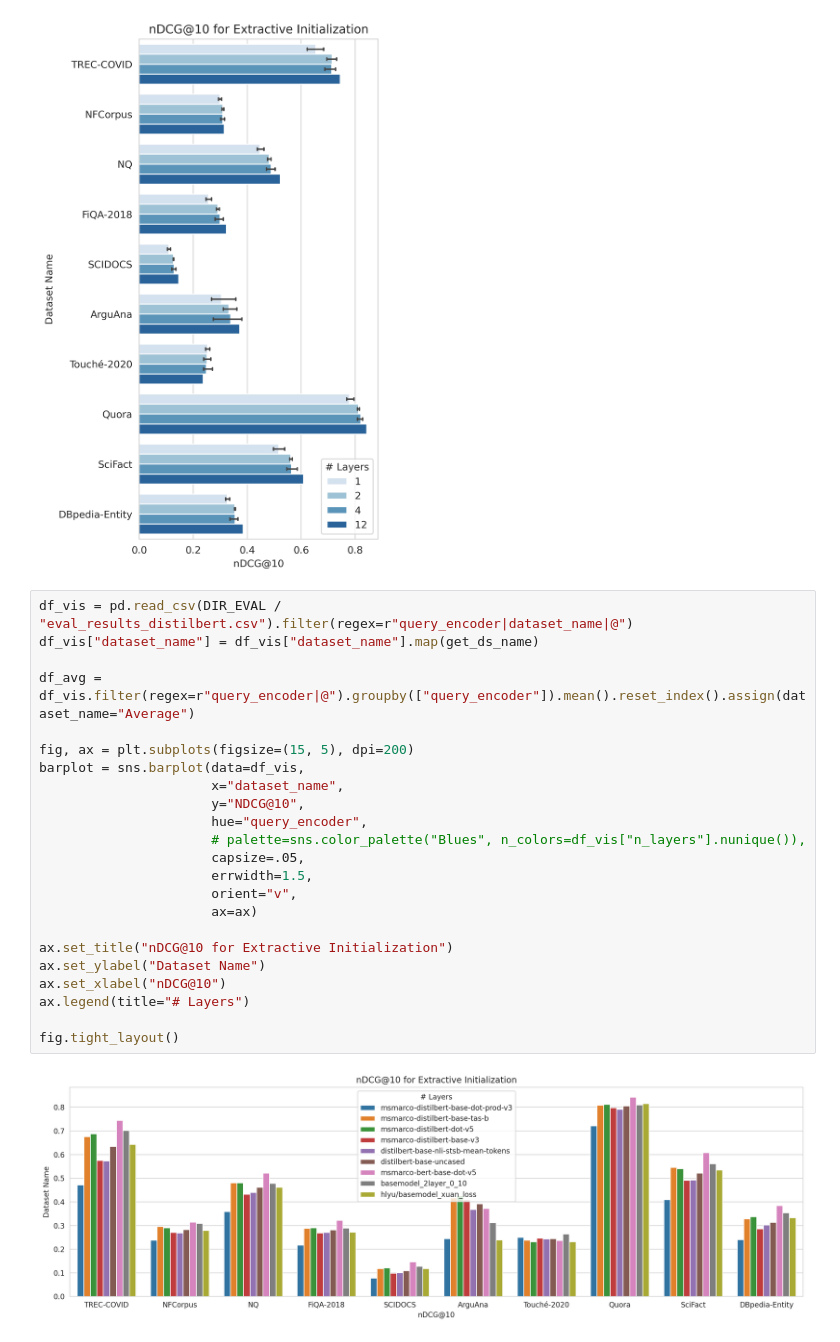
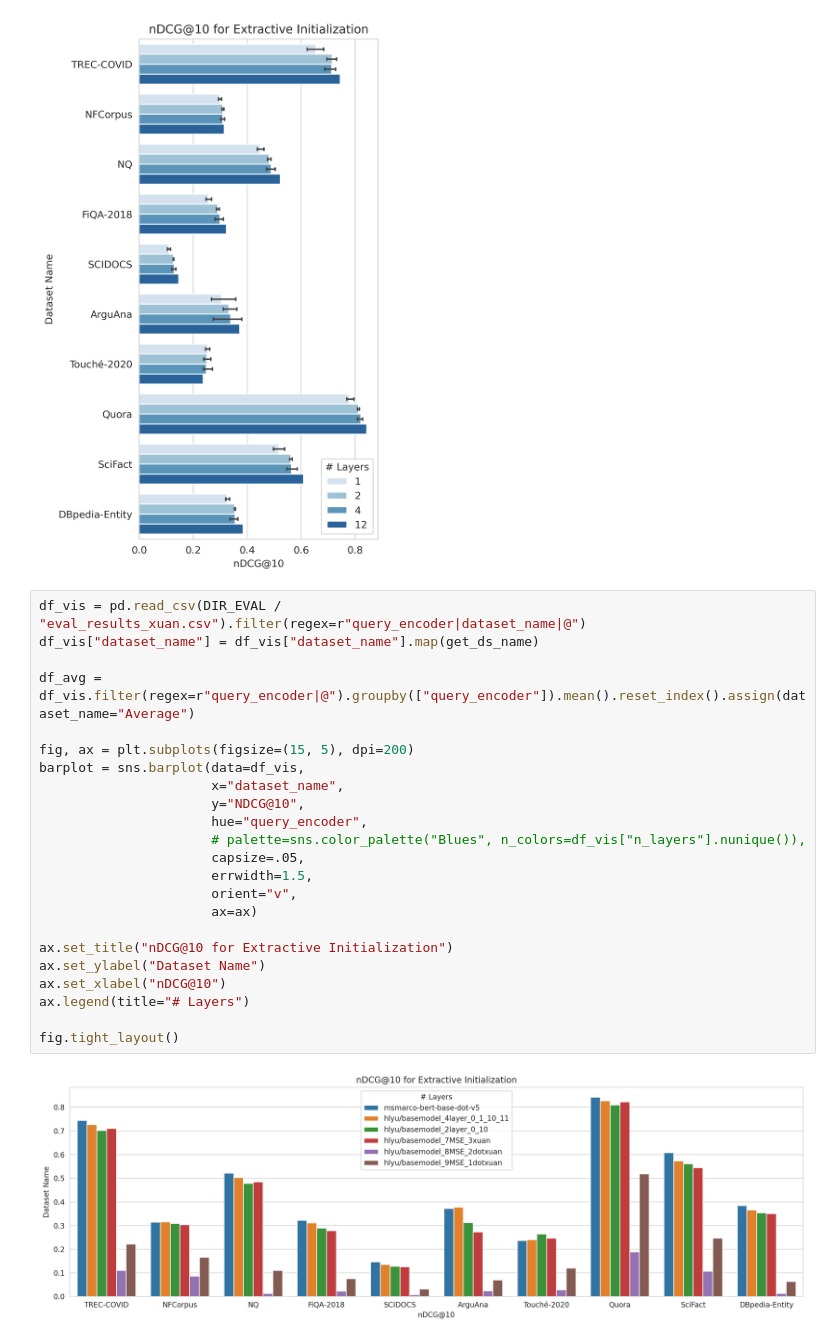
Before and after one commit to Guest400123064/distill-retriever, a Jupyter notebook: notebooks/1-plot.ipynb, the cells around one changed output. Saved outputs shown, nothing was run; the diff lists cells and outputs as text.

```diff
--- a/notebooks/1-plot.ipynb
+++ b/notebooks/1-plot.ipynb
@@ -87,27 +87,27 @@ fig.tight_layout()
 # %% [output]
 [figure]
 # %%
-df_vis = pd.read_csv(DIR_EVAL / "eval_results_distilbert.csv").filter(regex=r"query_encoder|dataset_name|@")
+df_vis = pd.read_csv(DIR_EVAL / "eval_results_xuan.csv").filter(regex=r"query_encoder|dataset_name|@")
 df_vis["dataset_name"] = df_vis["dataset_name"].map(get_ds_name)
 
 df_avg = df_vis.filter(regex=r"query_encoder|@").groupby(["query_encoder"]).mean().reset_index().assign(dataset_name="Average")
 
 fig, ax = plt.subplots(figsize=(15, 5), dpi=200)
 barplot = sns.barplot(data=df_vis,
                       x="dataset_name",
                       y="NDCG@10",
                       hue="query_encoder",
                       # palette=sns.color_palette("Blues", n_colors=df_vis["n_layers"].nunique()),
                       capsize=.05,
                       errwidth=1.5,
                       orient="v",
                       ax=ax)
 
 ax.set_title("nDCG@10 for Extractive Initialization")
 ax.set_ylabel("Dataset Name")
 ax.set_xlabel("nDCG@10")
 ax.legend(title="# Layers")
 
 fig.tight_layout()
 # %% [output]
-[figure, old version]
+[figure, new version]
```
Also changed, not shown: 4 other files.
